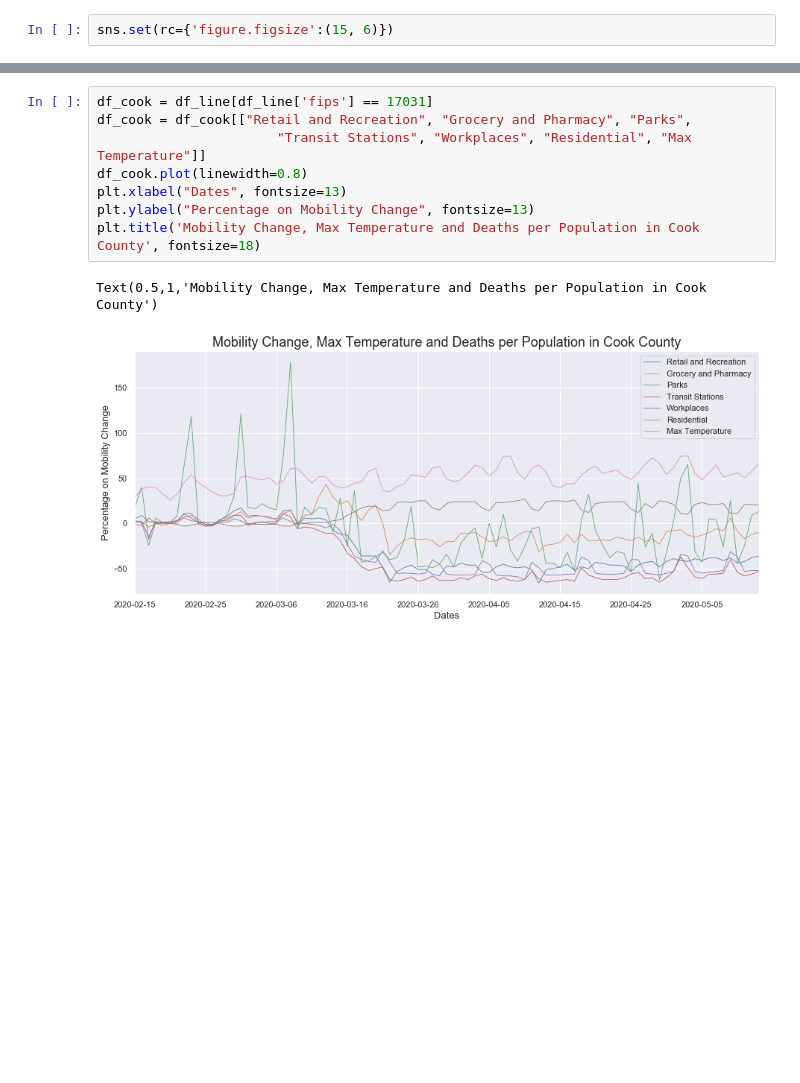
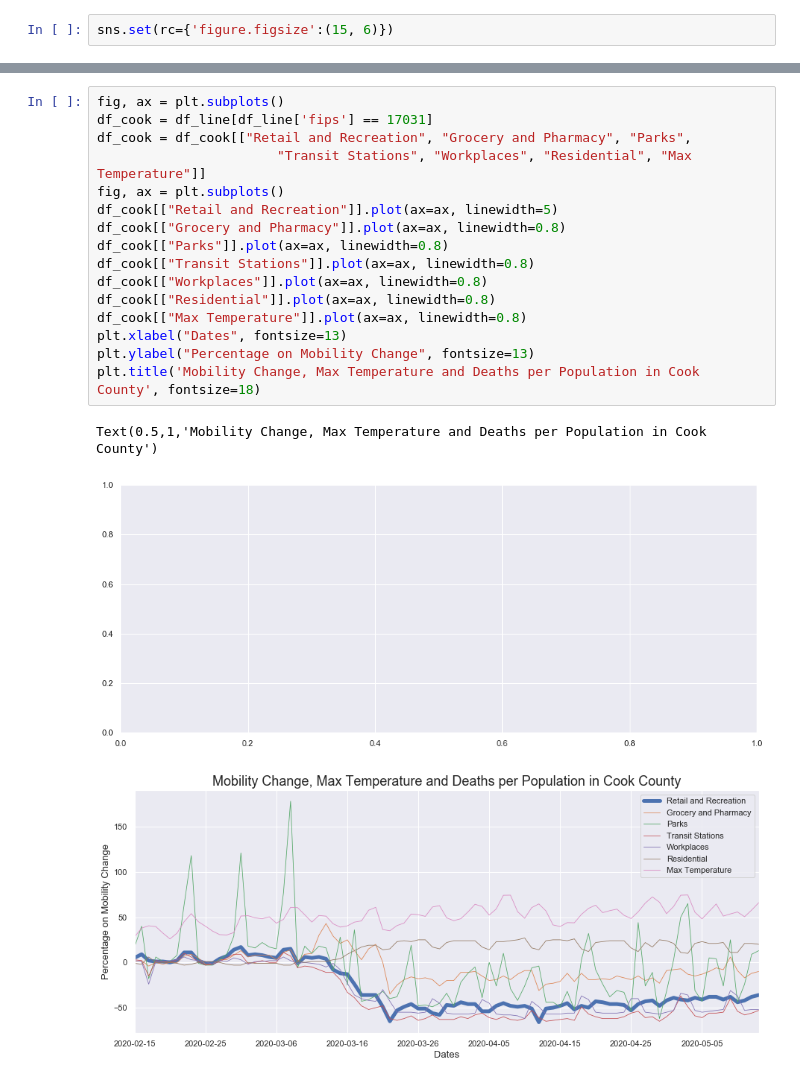
Before and after one commit to LittleAhn/covid19-ml-project, a Jupyter notebook: scripts/building_graphs.ipynb, the cells around one changed output, grey strips where cells are left out. Drawn from its saved outputs; the diff is of its cells as text; blank space fills up the shorter version.

Commit message:
updated graphs
updated graphs

```diff
--- a/scripts/building_graphs.ipynb
+++ b/scripts/building_graphs.ipynb
@@ -167,12 +162,21 @@ Text(0.5,1,'Mobility Change, Max Temperature and Deaths per Population in Brookl
 # %%
+fig, ax = plt.subplots()
 df_cook = df_line[df_line['fips'] == 17031]
 df_cook = df_cook[["Retail and Recreation", "Grocery and Pharmacy", "Parks",
                        "Transit Stations", "Workplaces", "Residential", "Max Temperature"]]
-df_cook.plot(linewidth=0.8)
+fig, ax = plt.subplots()
+df_cook[["Retail and Recreation"]].plot(ax=ax, linewidth=5)
+df_cook[["Grocery and Pharmacy"]].plot(ax=ax, linewidth=0.8)
+df_cook[["Parks"]].plot(ax=ax, linewidth=0.8)
+df_cook[["Transit Stations"]].plot(ax=ax, linewidth=0.8)
+df_cook[["Workplaces"]].plot(ax=ax, linewidth=0.8)
+df_cook[["Residential"]].plot(ax=ax, linewidth=0.8)
+df_cook[["Max Temperature"]].plot(ax=ax, linewidth=0.8)
 plt.xlabel("Dates", fontsize=13)
 plt.ylabel("Percentage on Mobility Change", fontsize=13)
 plt.title('Mobility Change, Max Temperature and Deaths per Population in Cook County', fontsize=18)
 # %% [output]
 Text(0.5,1,'Mobility Change, Max Temperature and Deaths per Population in Cook County')
-[figure, old version]
+[figure, new version]
+[figure, added]
 # %%
```
Also changed, not shown: parts of 9 cells of this notebook.
